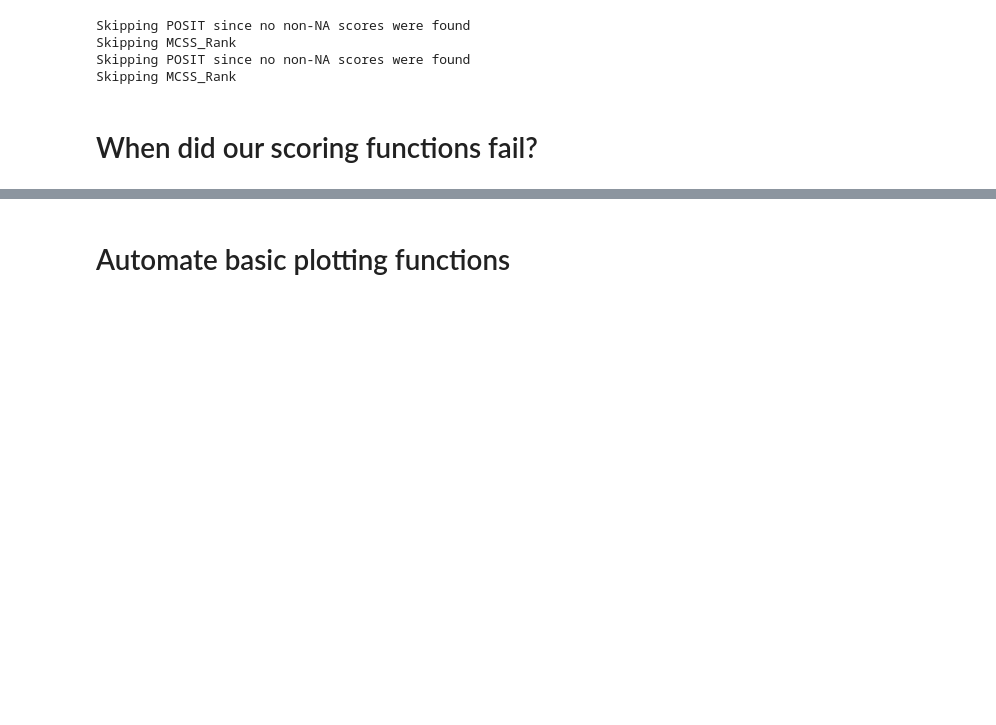
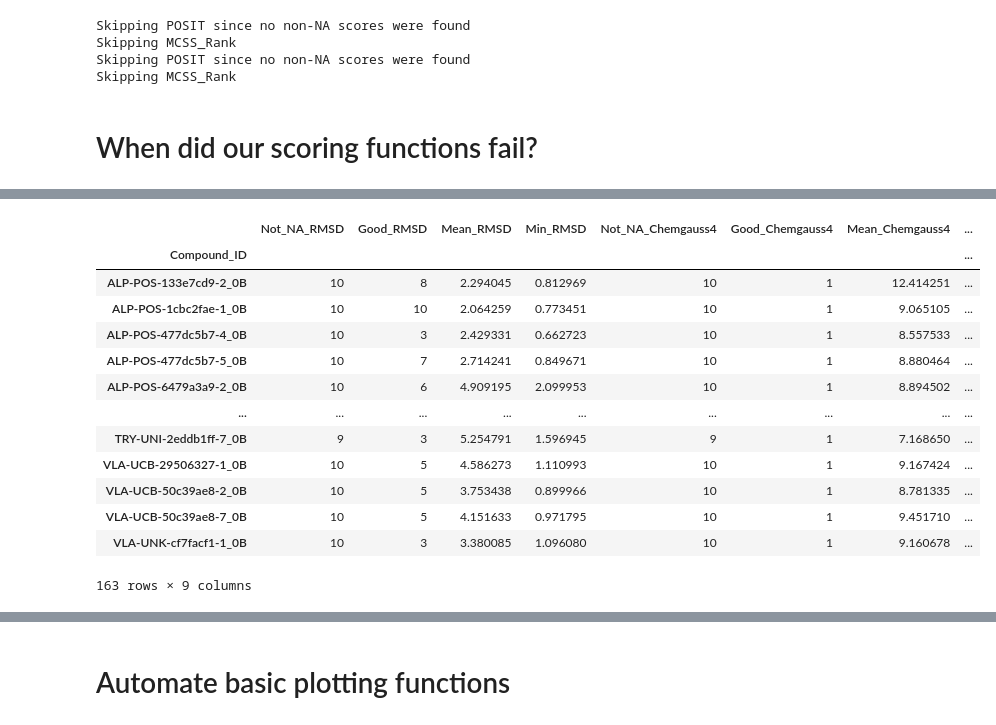
Before and after one commit to asapdiscovery/asapdiscovery, a Jupyter notebook: notebook/analyze-mers-docking-with-api.ipynb, the cells around one changed output, grey strips where cells are left out. Drawn from its saved outputs; the diff is of its cells as text; code cells hidden in the pictures; blank space fills up the shorter version.

```diff
--- a/notebook/analyze-mers-docking-with-api.ipynb
+++ b/notebook/analyze-mers-docking-with-api.ipynb
@@ -53,0 +74,17 @@ Skipping MCSS_Rank
+# %%
+dr.compound_df[dr.compound_df.Not_NA_RMSD < 30]
+# %% [output]
+|  | Not_NA_RMSD | Good_RMSD | Mean_RMSD | Min_RMSD | Not_NA_Chemgauss4 | Good_Chemgauss4 | Mean_Chemgauss4 | ... |
+| Compound_ID |  |  |  |  |  |  |  | ... |
+| ALP-POS-133e7cd9-2_0B | 10 | 8 | 2.294045 | 0.812969 | 10 | 1 | 12.414251 | ... |
+| ALP-POS-1cbc2fae-1_0B | 10 | 10 | 2.064259 | 0.773451 | 10 | 1 | 9.065105 | ... |
+| ALP-POS-477dc5b7-4_0B | 10 | 3 | 2.429331 | 0.662723 | 10 | 1 | 8.557533 | ... |
+| ALP-POS-477dc5b7-5_0B | 10 | 7 | 2.714241 | 0.849671 | 10 | 1 | 8.880464 | ... |
+| ALP-POS-6479a3a9-2_0B | 10 | 6 | 4.909195 | 2.099953 | 10 | 1 | 8.894502 | ... |
+| ... | ... | ... | ... | ... | ... | ... | ... | ... |
+| TRY-UNI-2eddb1ff-7_0B | 9 | 3 | 5.254791 | 1.596945 | 9 | 1 | 7.168650 | ... |
+| VLA-UCB-29506327-1_0B | 10 | 5 | 4.586273 | 1.110993 | 10 | 1 | 9.167424 | ... |
+| VLA-UCB-50c39ae8-2_0B | 10 | 5 | 3.753438 | 0.899966 | 10 | 1 | 8.781335 | ... |
+| VLA-UCB-50c39ae8-7_0B | 10 | 5 | 4.151633 | 0.971795 | 10 | 1 | 9.451710 | ... |
+| VLA-UNK-cf7facf1-1_0B | 10 | 3 | 3.380085 | 1.096080 | 10 | 1 | 9.160678 | ... |
+163 rows × 9 columns
```
Also changed, not shown: parts of 11 cells of this notebook.
